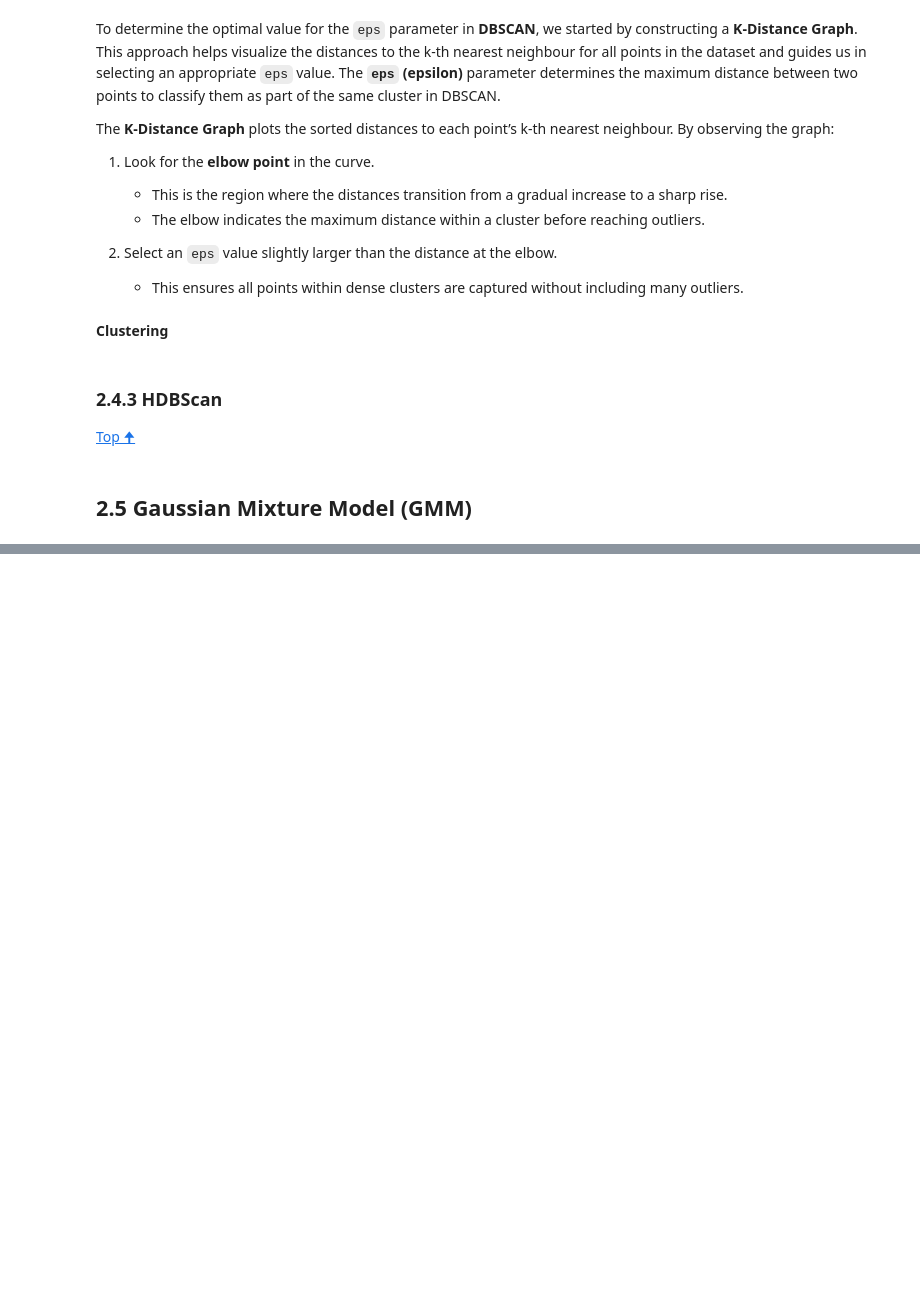
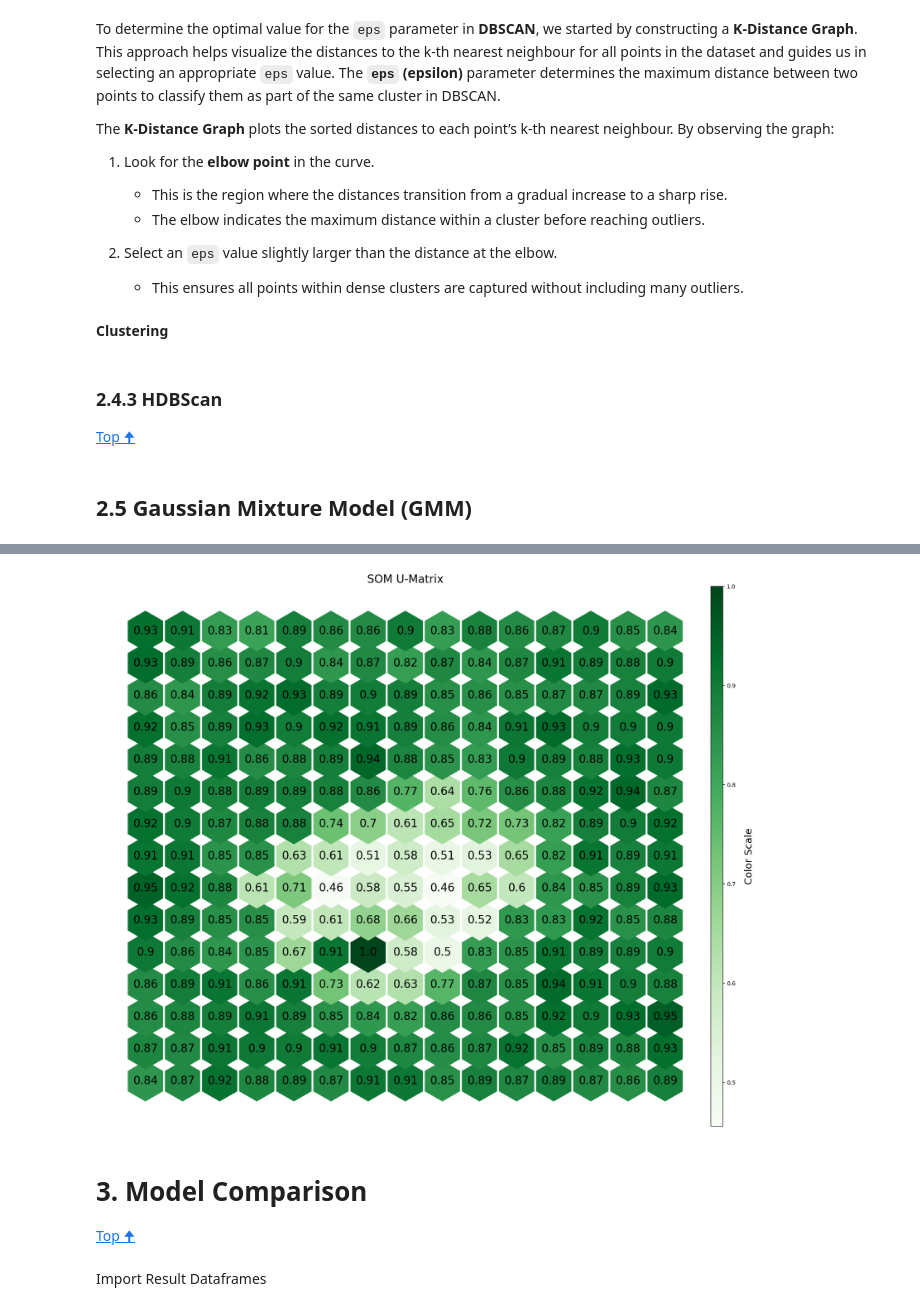
Before and after one commit to antoniooliveira03/data_mining, a Jupyter notebook: spending_data segmentation.ipynb, the cells around one changed output, grey strips where cells are left out. Cells and saved outputs as stored; diff of their text form; code cells hidden in the pictures; blank space fills up the shorter version.

```diff
--- a/spending_data segmentation.ipynb
+++ b/spending_data segmentation.ipynb
@@ -575,0 +628,17 @@ f.plot_dim_reduction(umap_embedding)
+# %%
+som.train(scaled_data_array, 760)
+# %%
+umatrix = som.distance_map(scaling='mean')
+
+fig = f.plot_som_hexagons(som, umatrix,
+                          cmap=cm.Greens,
+                          title="SOM U-Matrix")
+plt.show()
+# %% [output]
+[figure, added]
+# %% [markdown]
+# 3. Model Comparison
+
+<a href="#top">Top &#129033;</a>
+# %% [markdown]
+Import Result Dataframes
```
Also changed, not shown: parts of 17 cells of this notebook.
